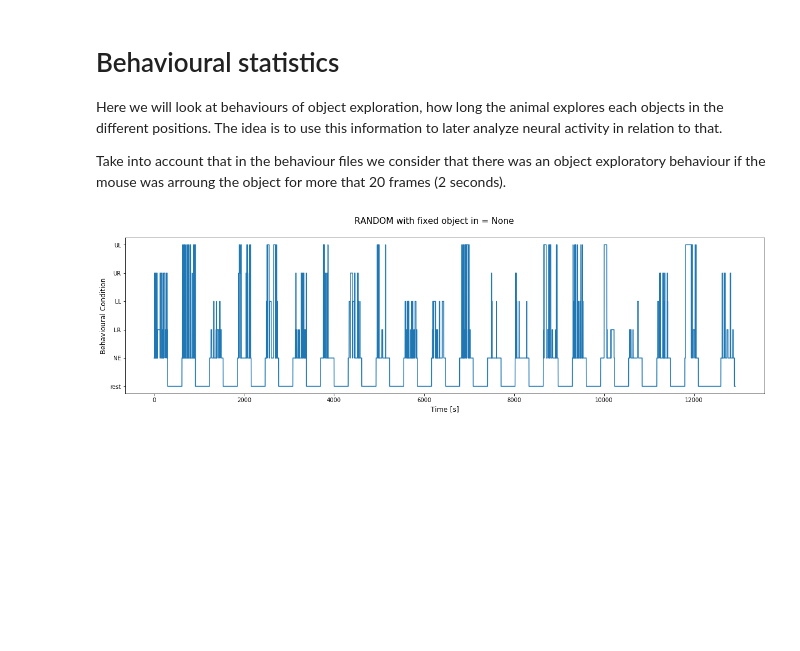
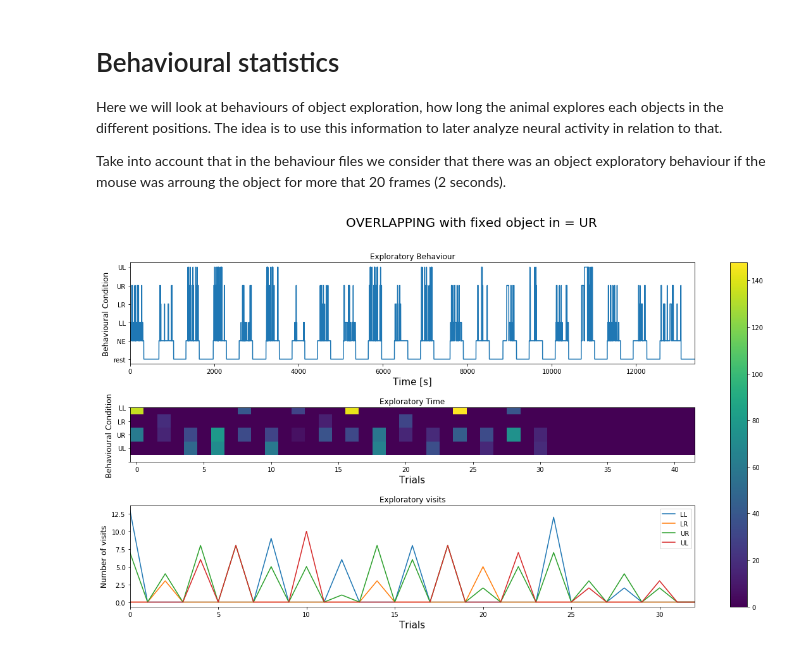
Before and after one commit to melisamc89/neural_analysys, a Jupyter notebook: src/behaviour_analysis.ipynb, the cells around one changed output. Drawn from its saved outputs; the diff is of its cells as text; code cells hidden in the pictures; blank space fills up the shorter version.

```diff
--- a/src/behaviour_analysis.ipynb
+++ b/src/behaviour_analysis.ipynb
@@ -92,12 +105,0 @@ condition_vector = np.load(condition_objects_file)
-# %%
-figure, axes = plt.subplots(1)
-axes.plot(np.arange(0,len(behaviour))/10,behaviour)
-axes.set_yticklabels(labels)
-axes.set_xlabel('Time [s]', fontsize = 12)
-axes.set_ylabel('Behavioural Condition', fontsize = 12)
-figure.suptitle(task + ' with fixed object in = ' + fixed, fontsize = 15)
-figure.set_size_inches(20,5)
-figure_name = 'mouse_' + f'{mouse}' + '_session_' + f'{session}' + '_event_' + f'{re_sf}' + '_exploratory_vector.png'
-figure.savefig(figure_path + figure_name)
-# %% [output]
-[figure, removed]
@@ -104,3 +133,48 @@ figure.savefig(figure_path + figure_name)
+# %%
+figure = plt.figure(constrained_layout=True)
+gs = plt.GridSpec(3, 1)
+axes1 = figure.add_subplot(gs[0, 0])
+axes1.plot(np.arange(0,len(behaviour))/10,behaviour)
+axes1.set_yticklabels(labels)
+axes1.set_xlabel('Time [s]', fontsize = 15)
+axes1.set_xlim([0,len(behaviour)/10])
+axes1.set_ylabel('Behavioural Condition', fontsize = 12)
+axes1.set_title('Exploratory Behaviour')
+
+#axes[1].imshow(behavioural_matrix)
+#figure.colorbar(behavioural_matrix, ax = axes[0:2])
+
+conditions = [ 'LL', 'LR', 'UR', 'UL', ' ']
+axes2 = figure.add_subplot(gs[1, 0])
+x = axes2.imshow(behavioural_matrix)
+axes2.set_yticks(np.arange(len(conditions)))
+axes2.set_yticklabels(conditions)
+axes2.set_xlabel('Trials', fontsize = 15)
+axes2.set_ylabel('Behavioural Condition', fontsize = 12)
+axes2.set_title('Exploratory Time')
+
+#figure.colorbar(x, ax =axes2)
+
+axes3 = figure.add_subplot(gs[2, 0])
+axes3.plot(behavioural_number.T)
+#axes3.set_yticks(np.arange(len(conditions)))
+#axes3.set_yticklabels(conditions)
+axes3.set_xlabel('Trials', fontsize = 15)
+axes3.set_ylabel('Number of visits', fontsize = 12)
+axes3.legend(conditions)
+axes3.set_xlim([0,time_lenght])
+axes3.set_title('Exploratory visits')
+
+
+#figure.colorbar(x, ax = axes3)
+
+figure.colorbar(x, ax =[axes1,axes2,axes3])
+figure.suptitle(task + ' with fixed object in = ' + fixed, fontsize = 20)
+figure.set_size_inches(20,10)
+figure_name = 'mouse_' + f'{mouse}' + '_session_' + f'{session}' + '_event_' + f'{re_sf}' + '_exploratory_vector.png'
+figure.savefig(figure_path + figure_name)
+# %% [output]
+[figure, added]
 # %%
 events_list = []
 events_counter_list = []
```
Also changed, not shown: parts of 6 cells of this notebook, 6 other files.
